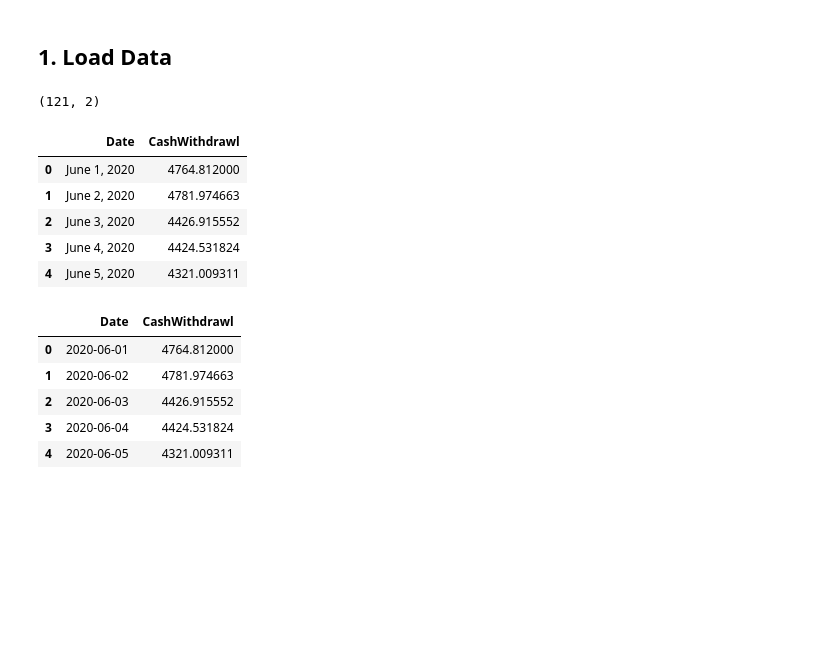
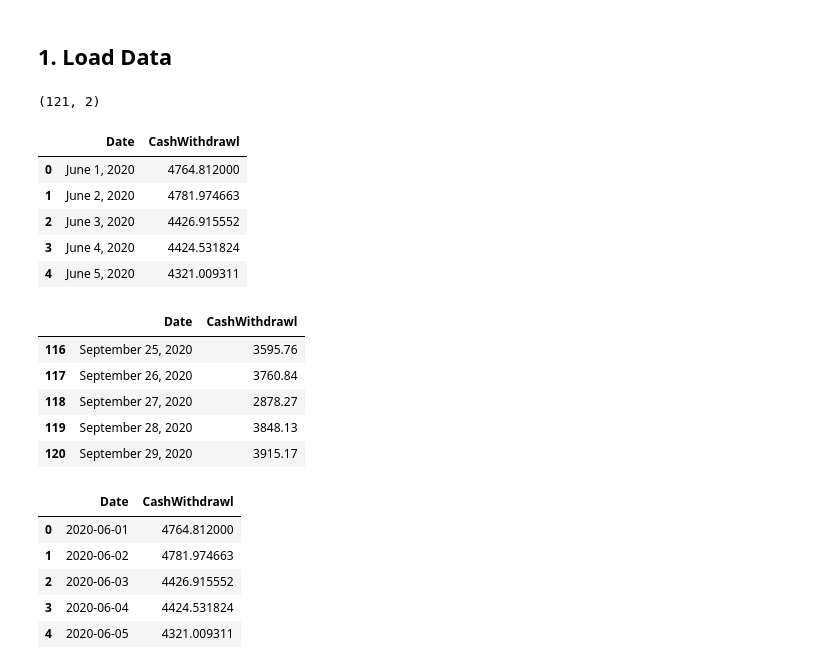
Before and after one commit to avinash-mishra/vsit-talk, a Jupyter notebook: src/atm_cash_forecaster_prophet.ipynb, the cells around one changed output. Saved outputs shown, nothing was run; the diff lists cells and outputs as text; code cells hidden in the pictures; blank space fills up the shorter version.

```diff
--- a/src/atm_cash_forecaster_prophet.ipynb
+++ b/src/atm_cash_forecaster_prophet.ipynb
@@ -37,15 +37,22 @@ plt.style.use('fivethirtyeight') # For plots
 # %%
 df = pd.read_excel("../data/RBI.xlsx")
 display(df.shape)
 display(df.head())
+display(df.tail())
 # %% [output]
 (121, 2)
 |  | Date | CashWithdrawl |
 | 0 | June 1, 2020 | 4764.812000 |
 | 1 | June 2, 2020 | 4781.974663 |
 | 2 | June 3, 2020 | 4426.915552 |
 | 3 | June 4, 2020 | 4424.531824 |
 | 4 | June 5, 2020 | 4321.009311 |
+|  | Date | CashWithdrawl |
+| 116 | September 25, 2020 | 3595.76 |
+| 117 | September 26, 2020 | 3760.84 |
+| 118 | September 27, 2020 | 2878.27 |
+| 119 | September 28, 2020 | 3848.13 |
+| 120 | September 29, 2020 | 3915.17 |
 # %%
 # Convert the "Date" column to a datetime object
 df["Date"] = pd.to_datetime(df["Date"])
```
Also changed, not shown: parts of 4 cells of this notebook.
